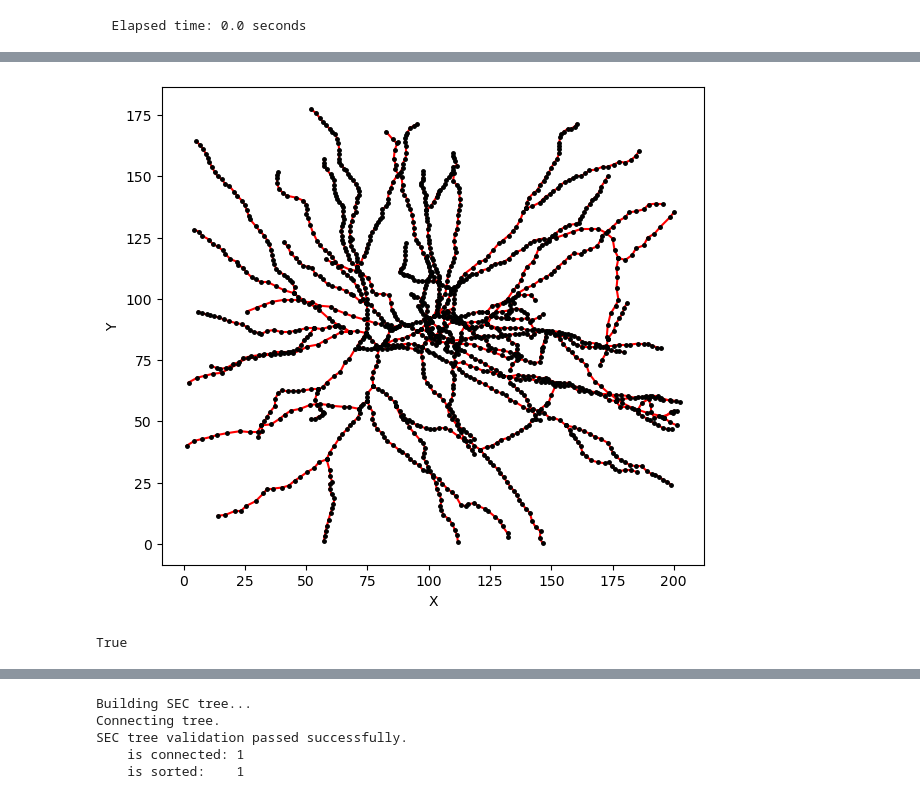
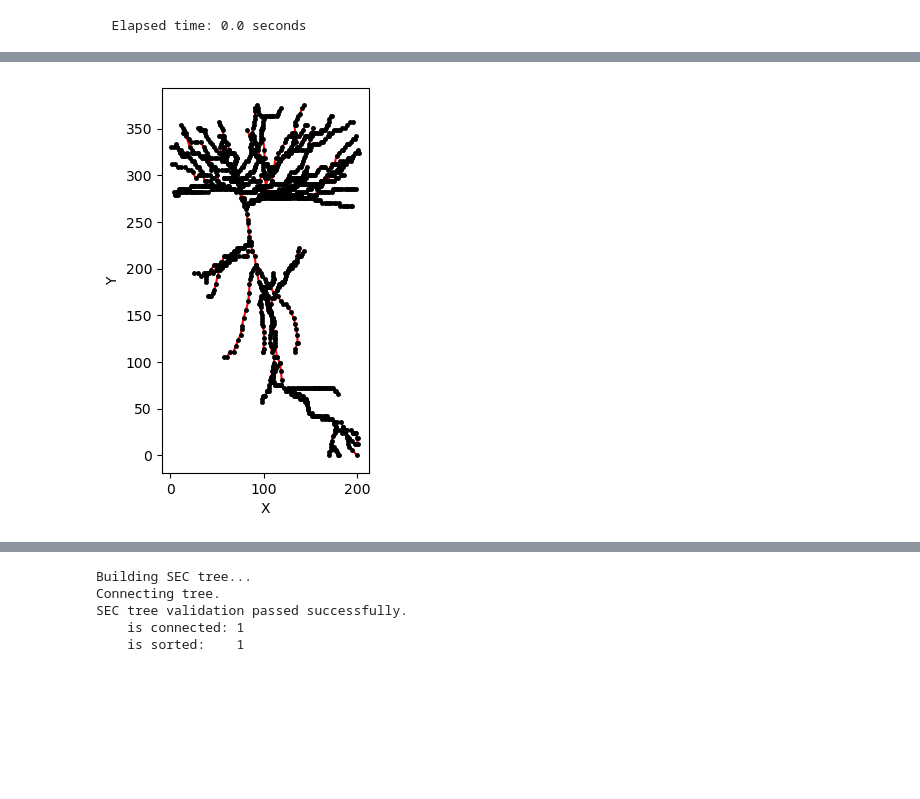
Before and after one commit to Poirazi-Lab/DendroTweaksApp, a Jupyter notebook: app/src/trees_demo.ipynb, the cells around one changed output, grey strips where cells are left out. Drawn from its saved outputs; the diff is of its cells as text; code cells hidden in the pictures; blank space fills up the shorter version.

```diff
--- a/app/src/trees_demo.ipynb
+++ b/app/src/trees_demo.ipynb
@@ -35 +57,7 @@ swcm.df[['x', 'y', 'z']].describe()
 | max | 202.427302 | 177.421576 | 375.000000 |
+# %%
+# switch y and z columns
+if file_name == 'final_figure_extra-000.swc':
+    swcm.df[['y', 'z']] = swcm.df[['z', 'y']]
+    swcm.df.loc[swcm.df.type == 2, 'type'] = 4
+    swcm.df.sort_values('type', inplace=True)
@@ -71,5 +105,3 @@ SWC tree validation passed successfully
 swcm.swc_tree.sort()
 # %% [output]
   Elapsed time: 0.0 seconds
-# %%
-swcm.swc_tree._nodes = sorted(swcm.swc_tree._nodes, key=lambda x: x.idx)
@@ -82,9 +122,5 @@ plt.plot([node.idx for node in swcm.swc_tree._nodes])
 # %%
-fig, ax = plt.subplots(figsize=(7, 7))
-swcm.swc_tree.plot_points(ax, edges=True, annotate=True)
+fig, ax = plt.subplots(figsize=(5, 5))
+swcm.swc_tree.plot_points(ax, edges=True, annotate=True, projection='XY')
 # %% [output]
-[figure, old version]
+[figure, new version]
-# %%
-swcm.swc_tree.is_connected
-# %% [output]
-True
```
Also changed, not shown: parts of 52 cells of this notebook, 6 other files.
